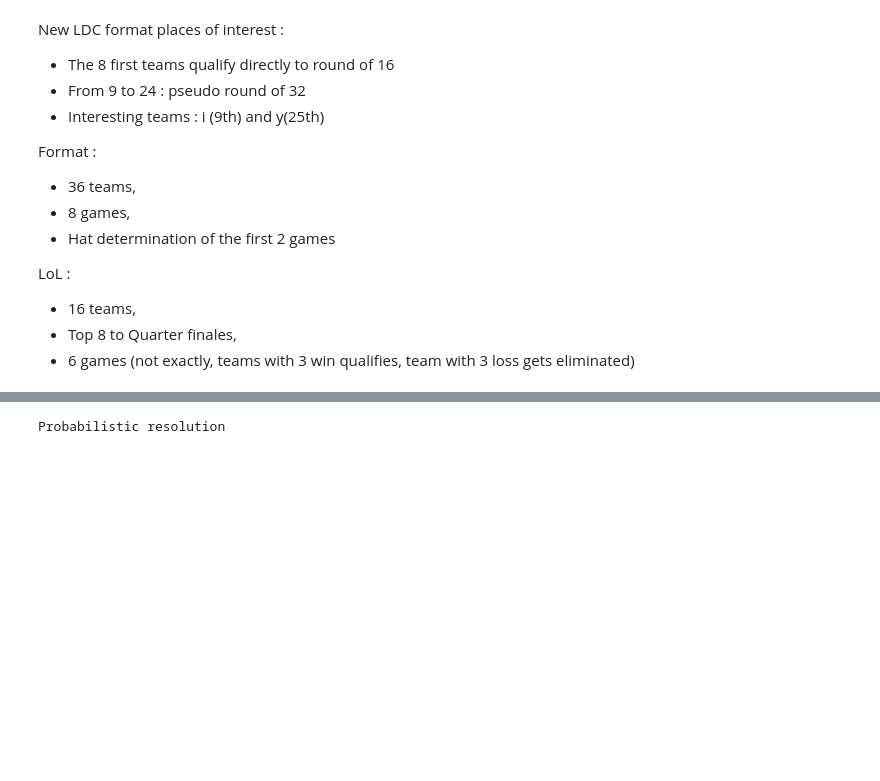
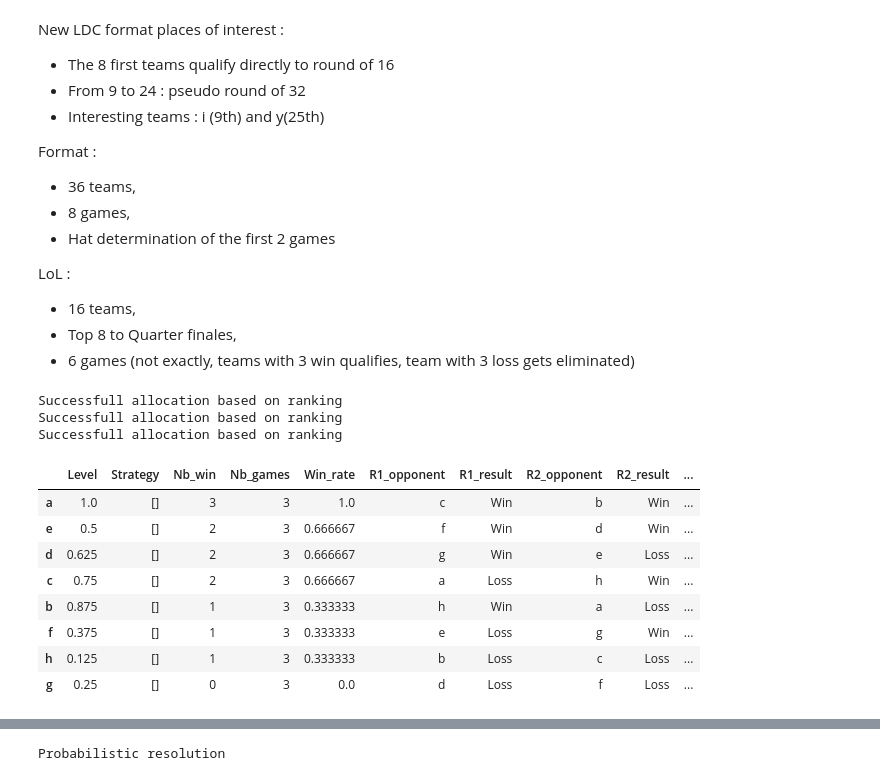
Before and after one commit to arnaud-odet/swiss_rounds_simulator, a Jupyter notebook: swiss_round.ipynb, the cells around one changed output, grey strips where cells are left out. Saved outputs shown, nothing was run; the diff lists cells and outputs as text; code cells hidden in the pictures; blank space fills up the shorter version.

```diff
--- a/swiss_round.ipynb
+++ b/swiss_round.ipynb
@@ -17,3 +19,28 @@ LoL :
 * 16 teams,
 * Top 8 to Quarter finales,
 * 6 games (not exactly, teams with 3 win qualifies, team with 3 loss gets eliminated)
+# %%
+from utils import assign_opponents, play_round
+n_teams = 8
+n_games = 4
+# %%
+pgm, lt = initiate_league(n_teams,n_games)
+for i in range(n_games-1):
+    pgm, lt = assign_opponents(pgm,lt,i+1, verbose = True)
+    lt = play_round(lt,i+1, verbose = False)
+# %% [output]
+Successfull allocation based on ranking
+Successfull allocation based on ranking
+Successfull allocation based on ranking
+# %%
+lt
+# %% [output]
+|  | Level | Strategy | Nb_win | Nb_games | Win_rate | R1_opponent | R1_result | R2_opponent | R2_result | ... |
+| a | 1.0 | [] | 3 | 3 | 1.0 | c | Win | b | Win | ... |
+| e | 0.5 | [] | 2 | 3 | 0.666667 | f | Win | d | Win | ... |
+| d | 0.625 | [] | 2 | 3 | 0.666667 | g | Win | e | Loss | ... |
+| c | 0.75 | [] | 2 | 3 | 0.666667 | a | Loss | h | Win | ... |
+| b | 0.875 | [] | 1 | 3 | 0.333333 | h | Win | a | Loss | ... |
+| f | 0.375 | [] | 1 | 3 | 0.333333 | e | Loss | g | Win | ... |
+| h | 0.125 | [] | 1 | 3 | 0.333333 | b | Loss | c | Loss | ... |
+| g | 0.25 | [] | 0 | 3 | 0.0 | d | Loss | f | Loss | ... |
```
Also changed, not shown: parts of 12 cells of this notebook, 1 other file.
